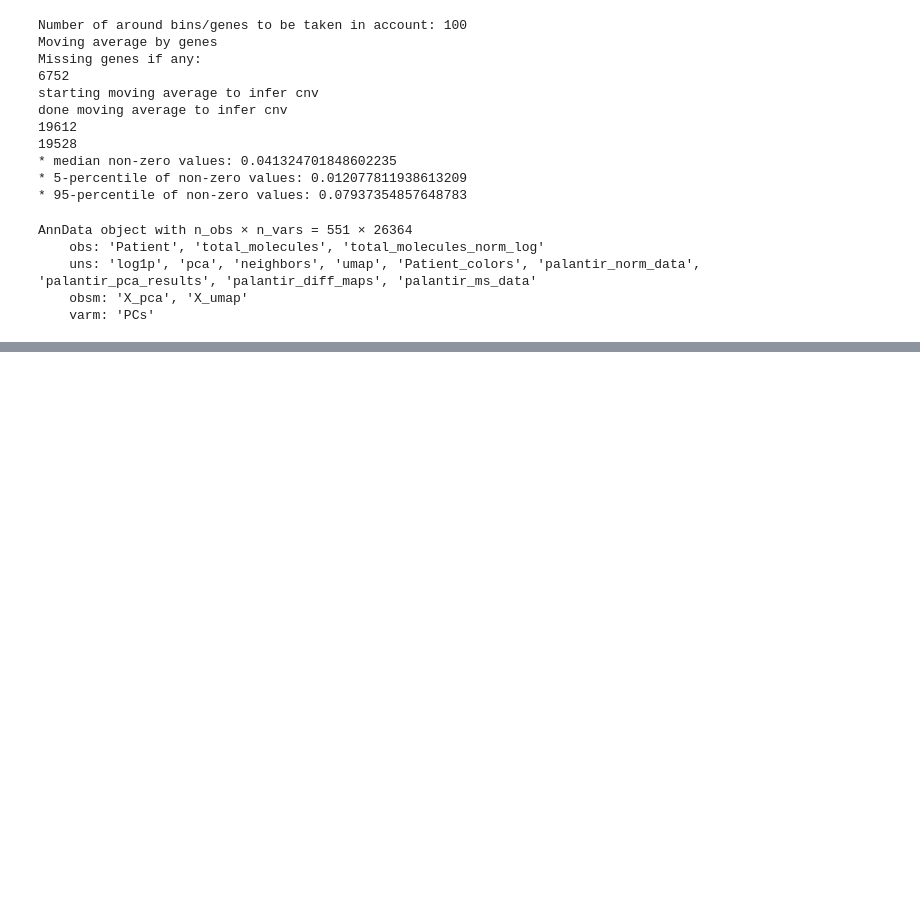
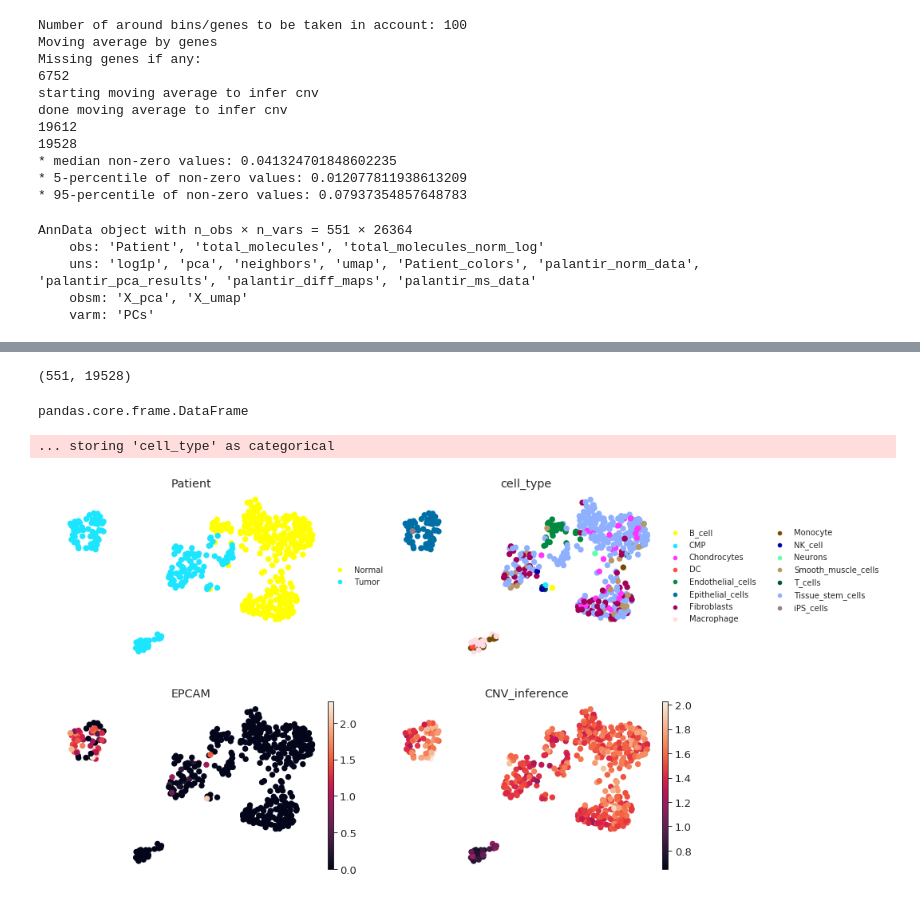
Before and after one commit to NCBI-Codeathons/Understand-cancer-evolution-through-single-cell-expression-dynamics, a Jupyter notebook: tools/palantir/scripts/palantir.ipynb, the cells around one changed output, grey strips where cells are left out. Drawn from its saved outputs; the diff is of its cells as text; code cells hidden in the pictures; blank space fills up the shorter version.

Commit message:
CNV infer analysis results added

```diff
--- a/tools/palantir/scripts/palantir.ipynb
+++ b/tools/palantir/scripts/palantir.ipynb
@@ -376,0 +458,4 @@ AnnData object with n_obs × n_vars = 551 × 26364
+# %%
+adata.obs["cell_type"] = list(cell_types["CELL.TYPE"])
+
+adata.obs["cell_type"].value_counts()
@@ -377,5 +479,5 @@ AnnData object with n_obs × n_vars = 551 × 26364
 # %%
-normal_cells = adata9_corrected[adata9_corrected.obs["cell_status"] ==
-                                "non-cancer"].obs.index
+normal_cells = adata[adata.obs["cell_type"] ==
+                                "Macrophage"].obs.index
 
 normal_cells
@@ -381,0 +492,38 @@ normal_cells
+# %%
+a = adata.copy()
+
+a_normal_cells = a[a.obs["cell_type"] == "Macrophage"].obs.index
+
+norm_mean = cnv_df.loc[normal_cells].mean(axis=0)
+norm_std = cnv_df.loc[normal_cells].std(axis=0)
+
+cnv_df_batch = cnv_df.loc[a.obs.index]
+
+cnvs = cnv_df_batch.subtract(norm_mean, axis=1).div(norm_std,
+                                                                 axis=1)
+# %%
+cnvs.shape
+# %% [output]
+(551, 19528)
+# %%
+type(cnvs)
+# %% [output]
+pandas.core.frame.DataFrame
+# %%
+adata.obs["CNV_inference"] = cnvs.std(axis=1)
+# %%
+# Batches
+#rcParams['figure.figsize'] = (5, 5)
+
+sc.pl.umap(adata,
+           color=["Patient", "cell_type", "EPCAM", "CNV_inference"],
+           use_raw=False, # Not relevant here
+           ncols=2,
+           sort_order=False,
+           palette=godsnot_64,
+           frameon=False,
+           legend_fontsize = 10
+)
+# %% [output]
+... storing 'cell_type' as categorical
+[figure, added]
```
Also changed, not shown: parts of 15 cells of this notebook, 1 other file.
